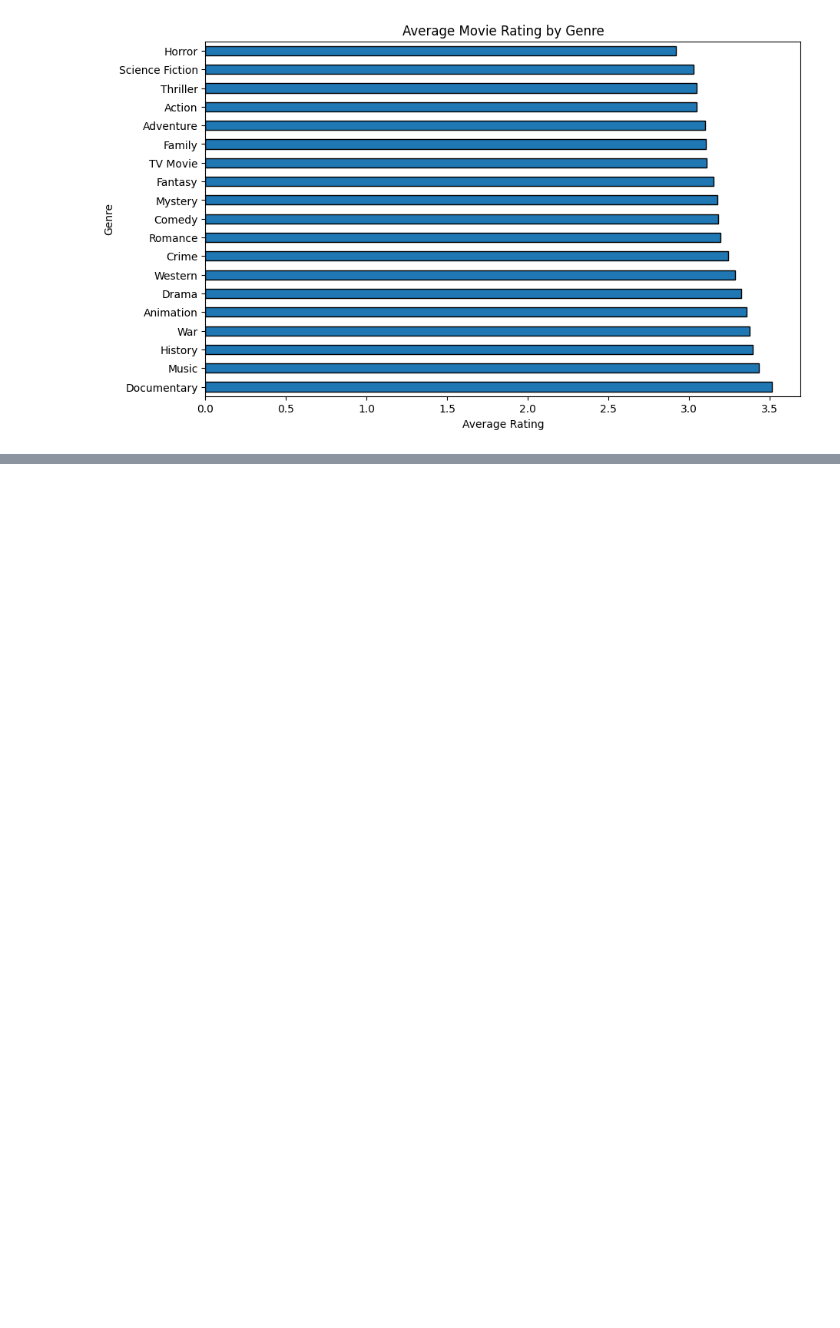
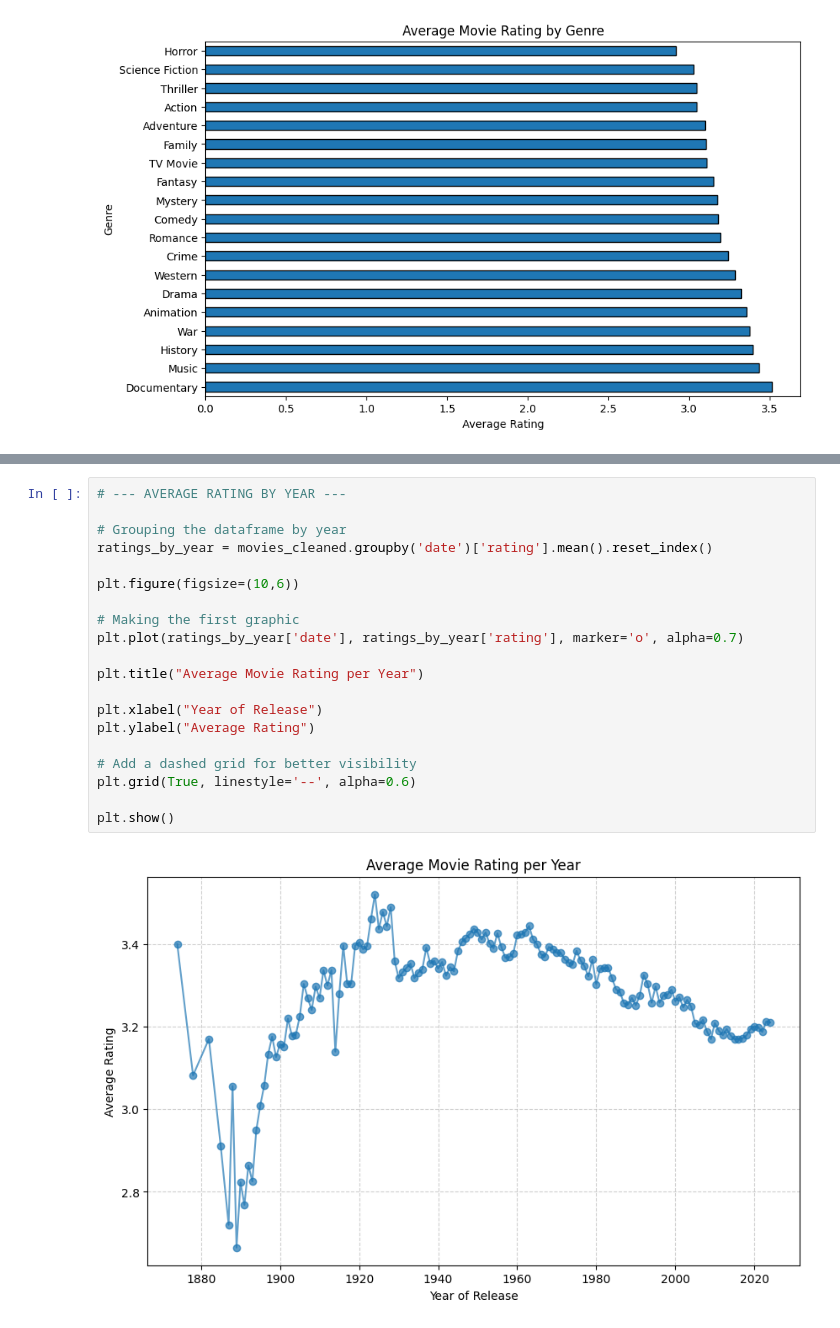
Before and after one commit to FandriS7276/IUM-TWEB, a Jupyter notebook: Multivariate Analysis.ipynb, the cells around one changed output, grey strips where cells are left out. Drawn from its saved outputs; the diff is of its cells as text; blank space fills up the shorter version.

Commit message:
Improving story telling and added four more grapths analyzing ratings over years and decades for both movies and two specific genres chosen based on the previous obtained data

```diff
--- a/Multivariate Analysis.ipynb
+++ b/Multivariate Analysis.ipynb
@@ -53,0 +57,22 @@ plt.show()
+# %%
+# --- AVERAGE RATING BY YEAR ---
+
+# Grouping the dataframe by year
+ratings_by_year = movies_cleaned.groupby('date')['rating'].mean().reset_index()
+
+plt.figure(figsize=(10,6))
+
+# Making the first graphic
+plt.plot(ratings_by_year['date'], ratings_by_year['rating'], marker='o', alpha=0.7)
+
+plt.title("Average Movie Rating per Year")
+
+plt.xlabel("Year of Release")
+plt.ylabel("Average Rating")
+
+# Add a dashed grid for better visibility
+plt.grid(True, linestyle='--', alpha=0.6)
+
+plt.show()
+# %% [output]
+[figure, added]
```
Also changed, not shown: parts of 7 cells of this notebook.
